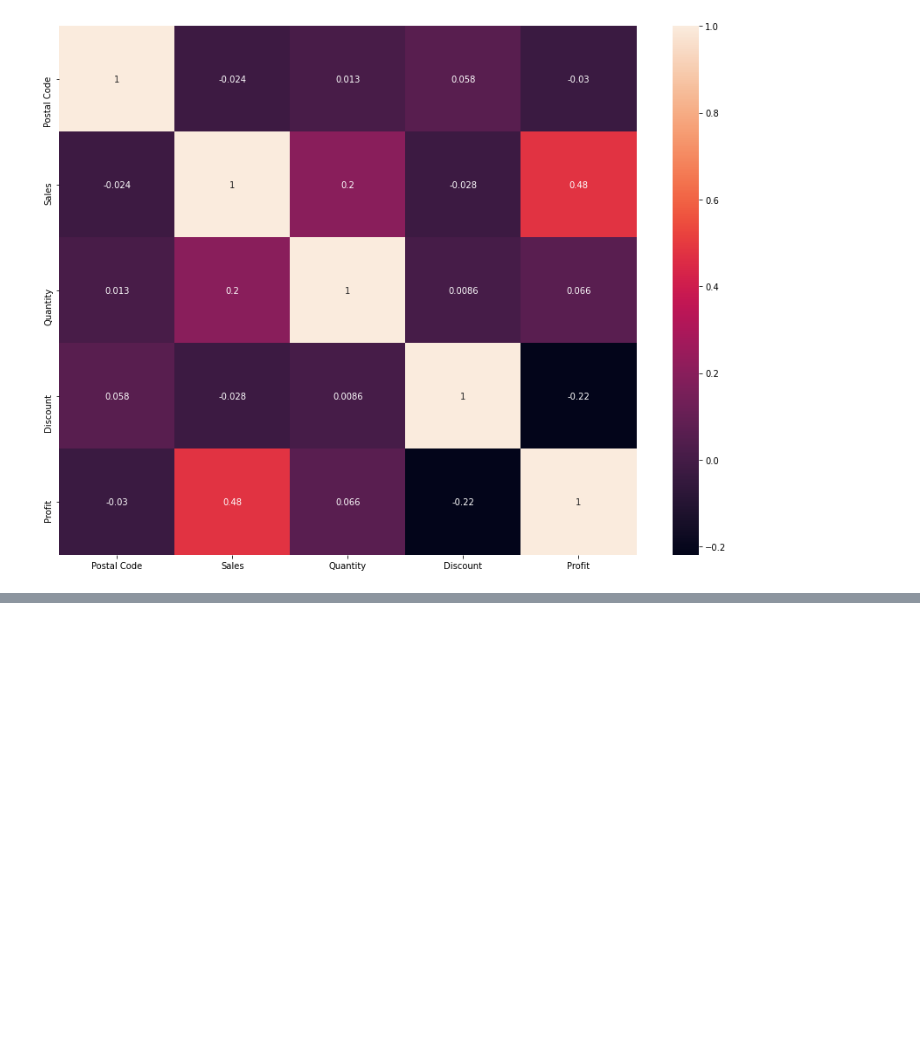
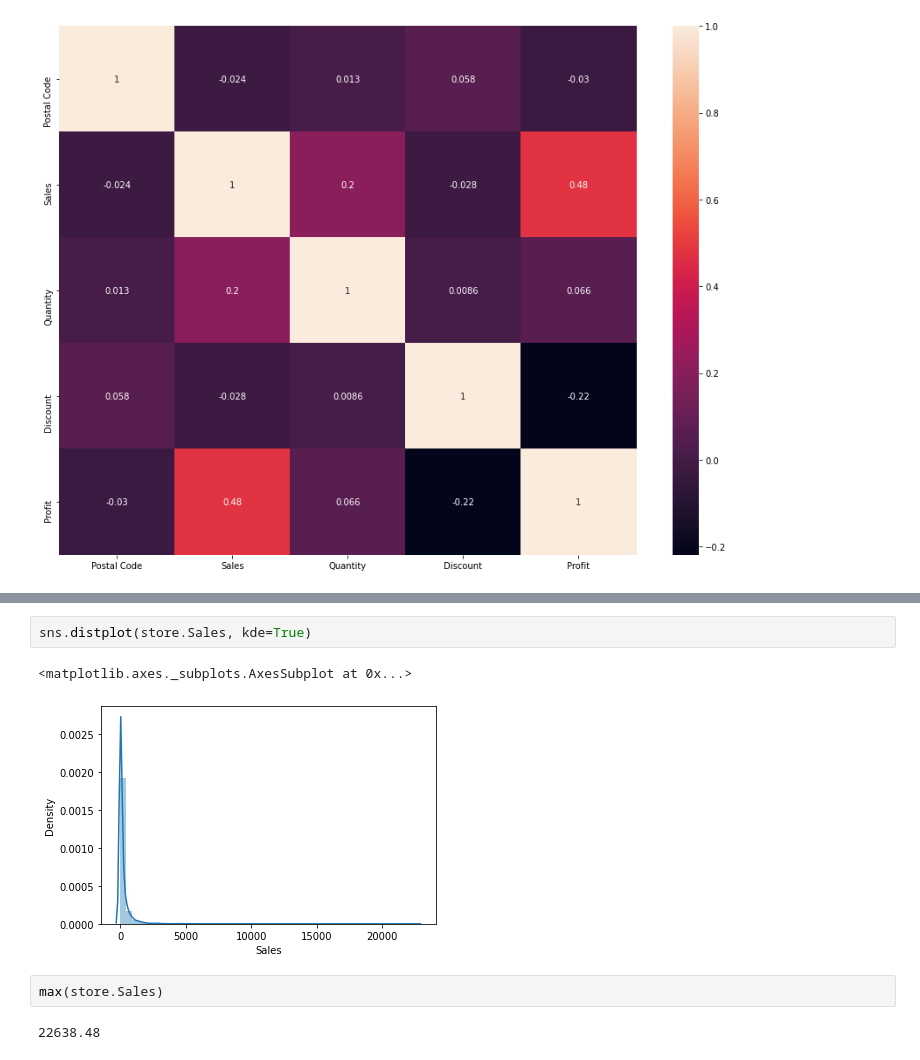
Before and after one commit to AnchitSharma/Data_Analysis_using_datasets, a Jupyter notebook: basic_analytics_on_sampleSuperstore_dataset.ipynb, the cells around one changed output, grey strips where cells are left out. Cells and saved outputs as stored; diff of their text form; blank space fills up the shorter version.

```diff
--- a/basic_analytics_on_sampleSuperstore_dataset.ipynb
+++ b/basic_analytics_on_sampleSuperstore_dataset.ipynb
@@ -165,0 +200,9 @@ plt.tight_layout()
+# %%
+sns.distplot(store.Sales, kde=True)
+# %% [output]
+<matplotlib.axes._subplots.AxesSubplot at 0x...>
+[figure, added]
+# %%
+max(store.Sales)
+# %% [output]
+22638.48
```
Also changed, not shown: parts of 25 cells of this notebook.
